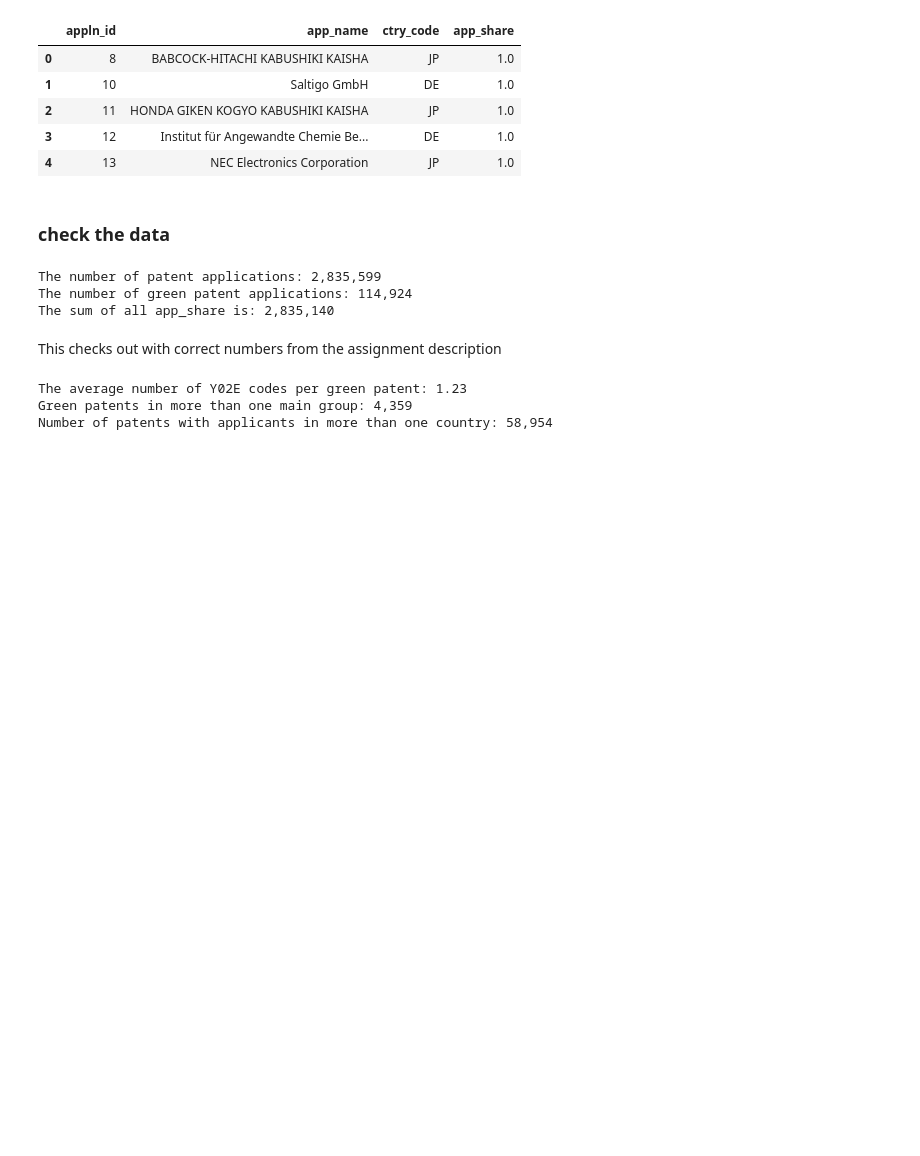
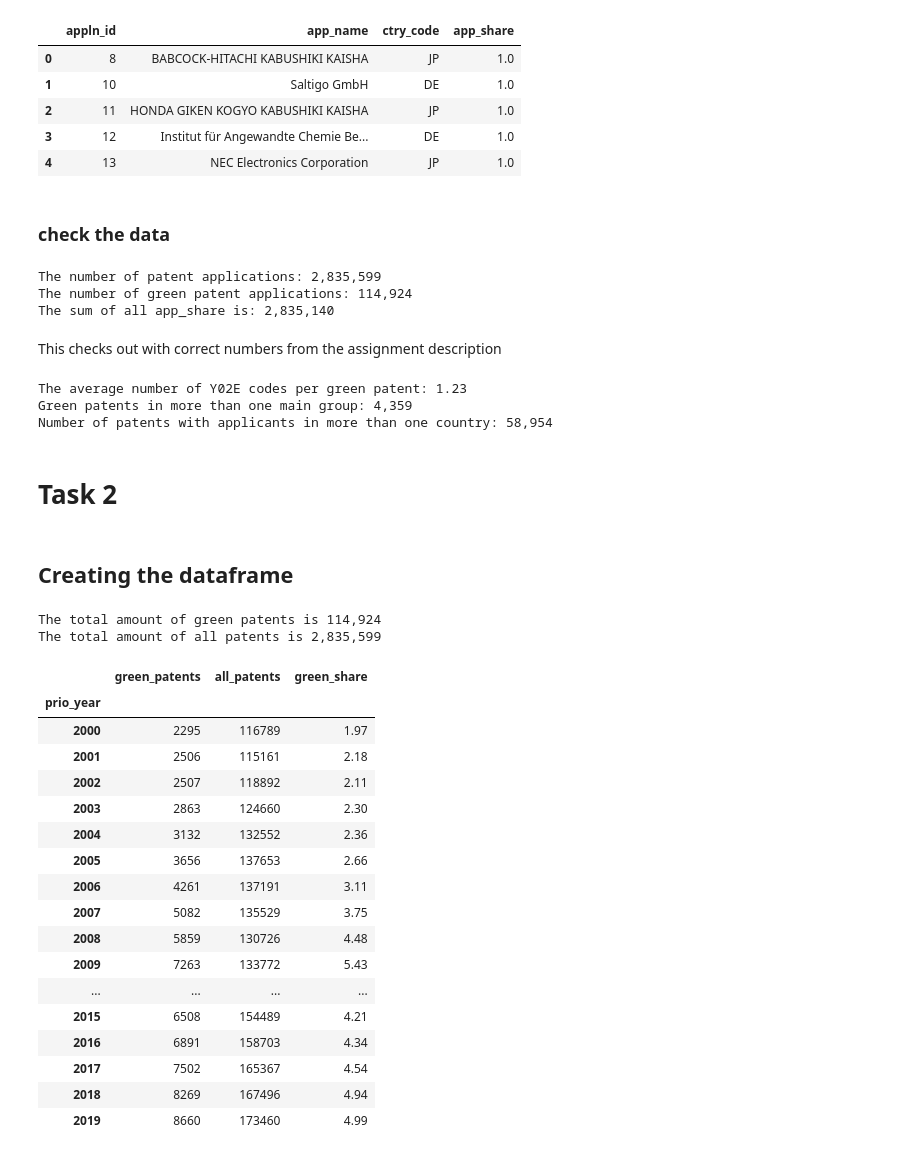
Before and after one commit to mariushempedersen/TECH-2-group-term-paper, a Jupyter notebook: Term_paper-FF.ipynb, the cells around one changed output. Cells and saved outputs as stored; diff of their text form; code cells hidden in the pictures; blank space fills up the shorter version.

```diff
--- a/Term_paper-FF.ipynb
+++ b/Term_paper-FF.ipynb
@@ -17,6 +18,10 @@ def read_data(path, columns, keep, chunksize=2_000_000):
     return result
 # %%
-patents = read_data(f'{DATA_PATH}/202608_EPO_IPC.txt', columns=['appln_id','prio_year'],keep=lambda d: (d['prio_year']>=2000)&(d['prio_year']<=2019))
+patents = read_data(
+    f"{DATA_PATH}/202608_EPO_IPC.txt",
+    columns=["appln_id", "prio_year"],
+    keep=lambda d: (d["prio_year"] >= 2000) & (d["prio_year"] <= 2019),
+)
 # %%
 patents.head(5)
 # %% [output]
@@ -27,4 +32,11 @@ patents.head(5)
 | 3 | 12 | 2000 |
 | 4 | 13 | 2000 |
 # %%
-cpc = read_data(f'{DATA_PATH}/202608_CPC_Classes.txt', columns=['appln_id', 'CPC_Class'], keep=lambda d: d['CPC_Class'].str.startswith('Y02E', na=False) & d['appln_id'].isin(patents['appln_id']))
+cpc = read_data(
+    f"{DATA_PATH}/202608_CPC_Classes.txt",
+    columns=["appln_id", "CPC_Class"],
+    keep=lambda d: (
+        d["CPC_Class"].str.startswith("Y02E", na=False)
+        & d["appln_id"].isin(patents["appln_id"])
+    ),
+)
@@ -76,3 +98,47 @@ print(f'Number of patents with applicants in more than one country: {(countries_
 The average number of Y02E codes per green patent: 1.23
 Green patents in more than one main group: 4,359
 Number of patents with applicants in more than one country: 58,954
+# %% [markdown]
+# Task 2
+# %% [markdown]
+## Creating the dataframe
+# %%
+# Count the patents per priority year:
+# green_patents is the number of green patents per year ('green' is True/False, so the sum counts them)
+# all_patents is the number of all patents per year
+patenttypes = patents.groupby("prio_year").agg(
+    green_patents=("green", "sum"), all_patents=("appln_id", "count")
+)
+
+# Dividing green patents by all patents and multiplying by 100 gives the share of green patents in percent
+patenttypes["green_share"] = (
+    patenttypes["green_patents"] / patenttypes["all_patents"] * 100
+).round(2)
+
+# Check that the totals match the checkpoints from Task 1
+print(f'The total amount of green patents is {patenttypes['green_patents'].sum():,}')
+print(f'The total amount of all patents is {patenttypes['all_patents'].sum():,}')
+# %% [output]
+The total amount of green patents is 114,924
+The total amount of all patents is 2,835,599
+# %%
+patenttypes
+# %% [output]
+|  | green_patents | all_patents | green_share |
+| prio_year |  |  |  |
+| 2000 | 2295 | 116789 | 1.97 |
+| 2001 | 2506 | 115161 | 2.18 |
+| 2002 | 2507 | 118892 | 2.11 |
+| 2003 | 2863 | 124660 | 2.30 |
+| 2004 | 3132 | 132552 | 2.36 |
+| 2005 | 3656 | 137653 | 2.66 |
+| 2006 | 4261 | 137191 | 3.11 |
+| 2007 | 5082 | 135529 | 3.75 |
+| 2008 | 5859 | 130726 | 4.48 |
+| 2009 | 7263 | 133772 | 5.43 |
+| ... | ... | ... | ... |
+| 2015 | 6508 | 154489 | 4.21 |
+| 2016 | 6891 | 158703 | 4.34 |
+| 2017 | 7502 | 165367 | 4.54 |
+| 2018 | 8269 | 167496 | 4.94 |
+| 2019 | 8660 | 173460 | 4.99 |
```
Also changed, not shown: parts of 11 cells of this notebook.
